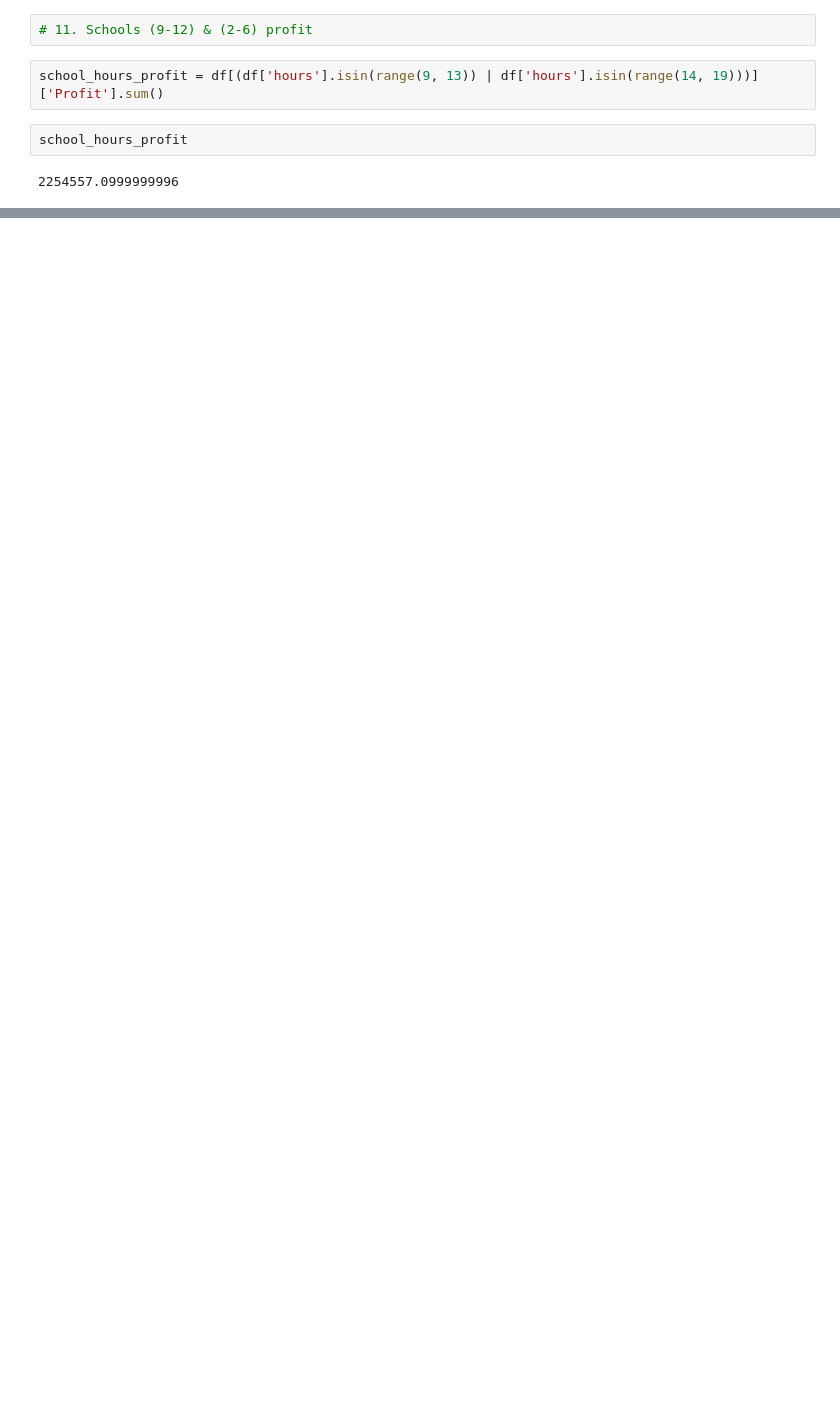
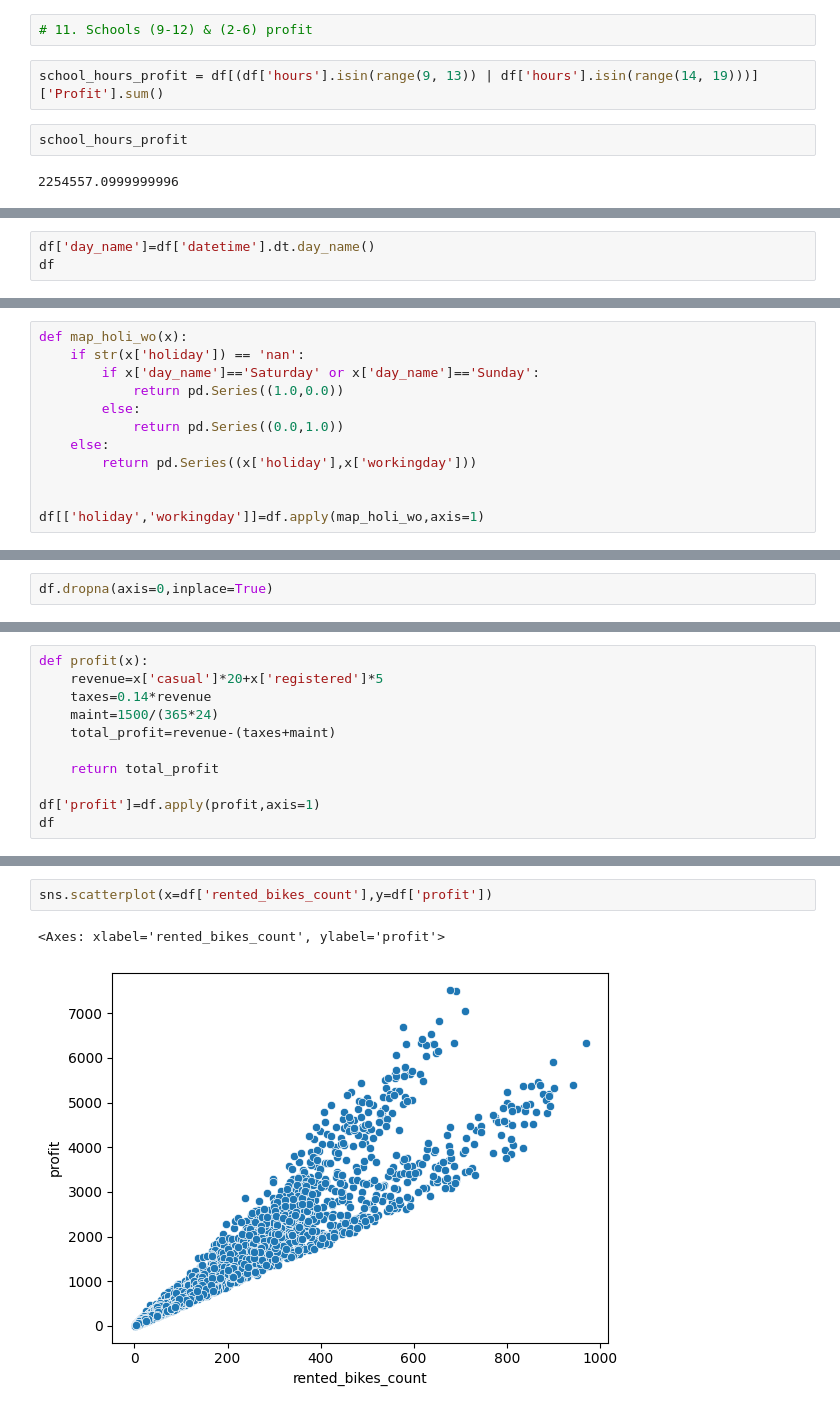
Before and after one commit to HamedRashwan/Bikes-Analysis, a Jupyter notebook: Bikes analysis .ipynb, the cells around one changed output, grey strips where cells are left out. Drawn from its saved outputs; the diff is of its cells as text; blank space fills up the shorter version.

```diff
--- a/Bikes analysis .ipynb
+++ b/Bikes analysis .ipynb
@@ -334,0 +521,3 @@ profit_2011_saturdays_fall
+# %%
+df['day_name']=df['datetime'].dt.day_name()
+df
@@ -334,0 +538,12 @@ profit_2011_saturdays_fall
+# %%
+def map_holi_wo(x):
+    if str(x['holiday']) == 'nan':
+        if x['day_name']=='Saturday' or x['day_name']=='Sunday':
+            return pd.Series((1.0,0.0))
+        else:
+            return pd.Series((0.0,1.0))
+    else:
+        return pd.Series((x['holiday'],x['workingday']))
+
+
+df[['holiday','workingday']]=df.apply(map_holi_wo,axis=1)
@@ -334,0 +570,2 @@ profit_2011_saturdays_fall
+# %%
+df.dropna(axis=0,inplace=True)
@@ -334,0 +608,11 @@ profit_2011_saturdays_fall
+# %%
+def profit(x):
+    revenue=x['casual']*20+x['registered']*5
+    taxes=0.14*revenue
+    maint=1500/(365*24)
+    total_profit=revenue-(taxes+maint)
+
+    return total_profit
+
+df['profit']=df.apply(profit,axis=1)
+df
@@ -334,0 +639,5 @@ profit_2011_saturdays_fall
+# %%
+sns.scatterplot(x=df['rented_bikes_count'],y=df['profit'])
+# %% [output]
+<Axes: xlabel='rented_bikes_count', ylabel='profit'>
+[figure, added]
```
Also changed, not shown: parts of 46 cells of this notebook.
